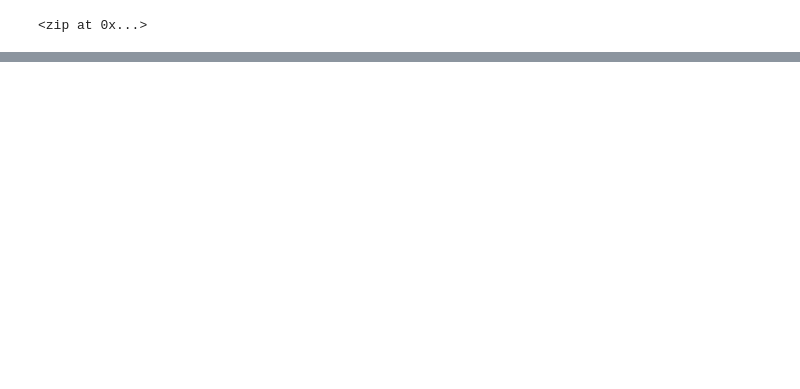
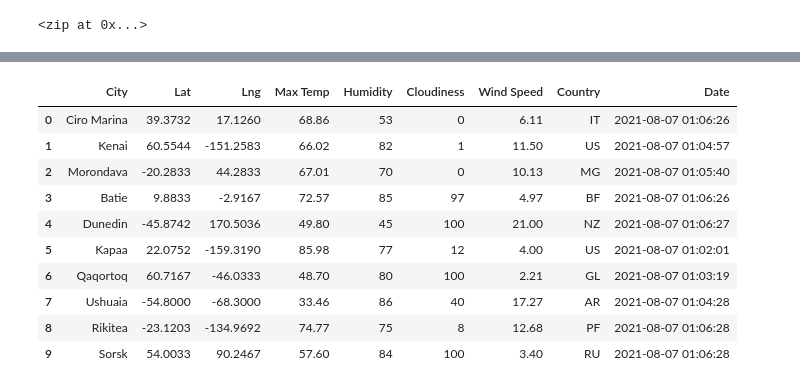
Before and after one commit to PaulWGutierrez/World_Weather_Analysis, a Jupyter notebook: WeatherPy.ipynb, the cells around one changed output, grey strips where cells are left out. Saved outputs shown, nothing was run; the diff lists cells and outputs as text; code cells hidden in the pictures; blank space fills up the shorter version.

Commit message:
Modifying .gitignore and adding WeatherPy file

```diff
--- a/WeatherPy.ipynb
+++ b/WeatherPy.ipynb
@@ -52,0 +59,4 @@ len(cities)
+# %%
+# Starting URL for Weather Map API Call.
+url = "http://api.openweathermap.org/data/2.5/weather?units=Imperial&APPID=" + weather_api_key
+print(url)
@@ -52,0 +157,16 @@ len(cities)
+# %%
+# Convert the array of dictionaries to a Pandas DataFrame.
+city_data_df = pd.DataFrame(city_data)
+city_data_df.head(10)
+# %% [output]
+|  | City | Lat | Lng | Max Temp | Humidity | Cloudiness | Wind Speed | Country | Date |
+| 0 | Ciro Marina | 39.3732 | 17.1260 | 68.86 | 53 | 0 | 6.11 | IT | 2021-08-07 01:06:26 |
+| 1 | Kenai | 60.5544 | -151.2583 | 66.02 | 82 | 1 | 11.50 | US | 2021-08-07 01:04:57 |
+| 2 | Morondava | -20.2833 | 44.2833 | 67.01 | 70 | 0 | 10.13 | MG | 2021-08-07 01:05:40 |
+| 3 | Batie | 9.8833 | -2.9167 | 72.57 | 85 | 97 | 4.97 | BF | 2021-08-07 01:06:26 |
+| 4 | Dunedin | -45.8742 | 170.5036 | 49.80 | 45 | 100 | 21.00 | NZ | 2021-08-07 01:06:27 |
+| 5 | Kapaa | 22.0752 | -159.3190 | 85.98 | 77 | 12 | 4.00 | US | 2021-08-07 01:02:01 |
+| 6 | Qaqortoq | 60.7167 | -46.0333 | 48.70 | 80 | 100 | 2.21 | GL | 2021-08-07 01:03:19 |
+| 7 | Ushuaia | -54.8000 | -68.3000 | 33.46 | 86 | 40 | 17.27 | AR | 2021-08-07 01:04:28 |
+| 8 | Rikitea | -23.1203 | -134.9692 | 74.77 | 75 | 8 | 12.68 | PF | 2021-08-07 01:06:28 |
+| 9 | Sorsk | 54.0033 | 90.2467 | 57.60 | 84 | 100 | 3.40 | RU | 2021-08-07 01:06:28 |
```
Also changed, not shown: parts of 8 cells of this notebook, 5 other files.
